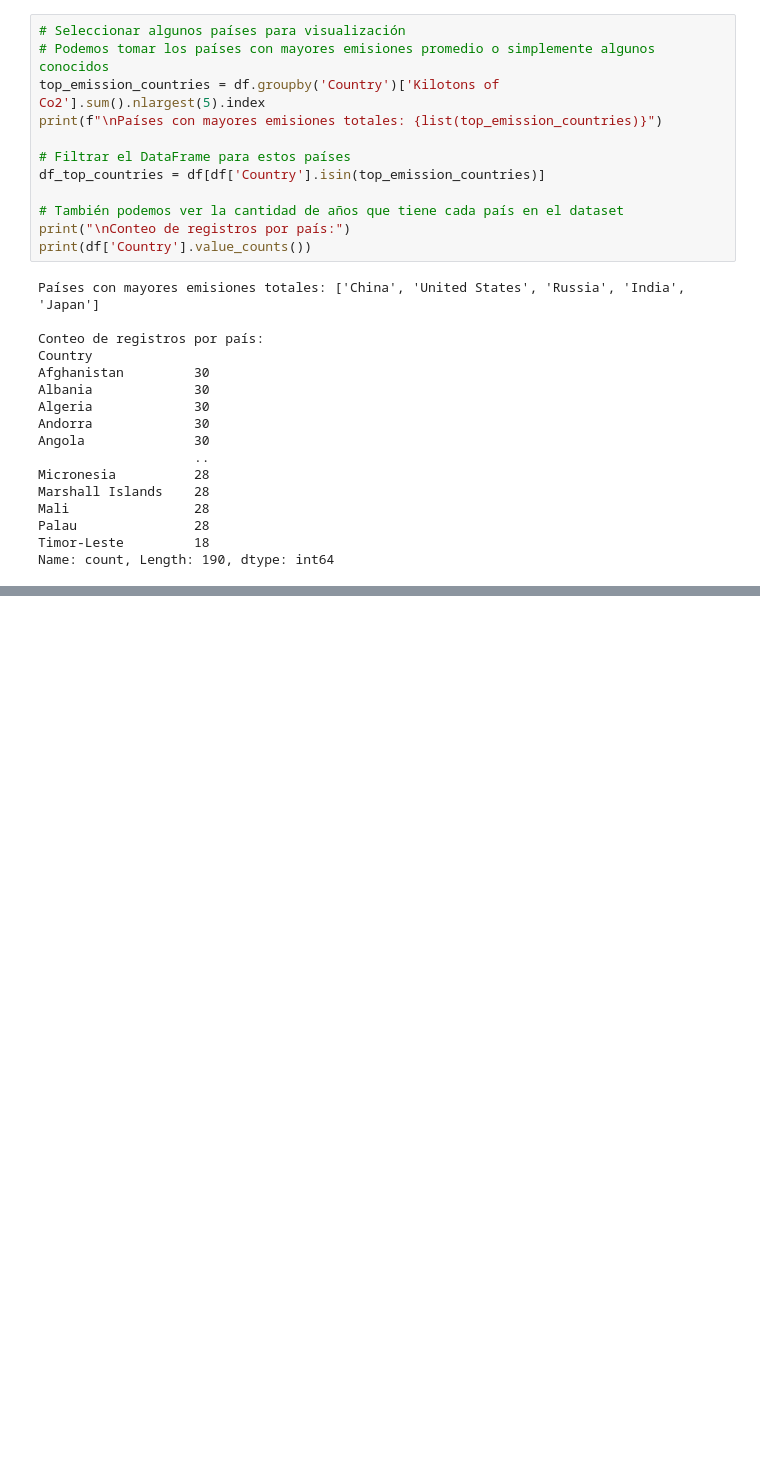
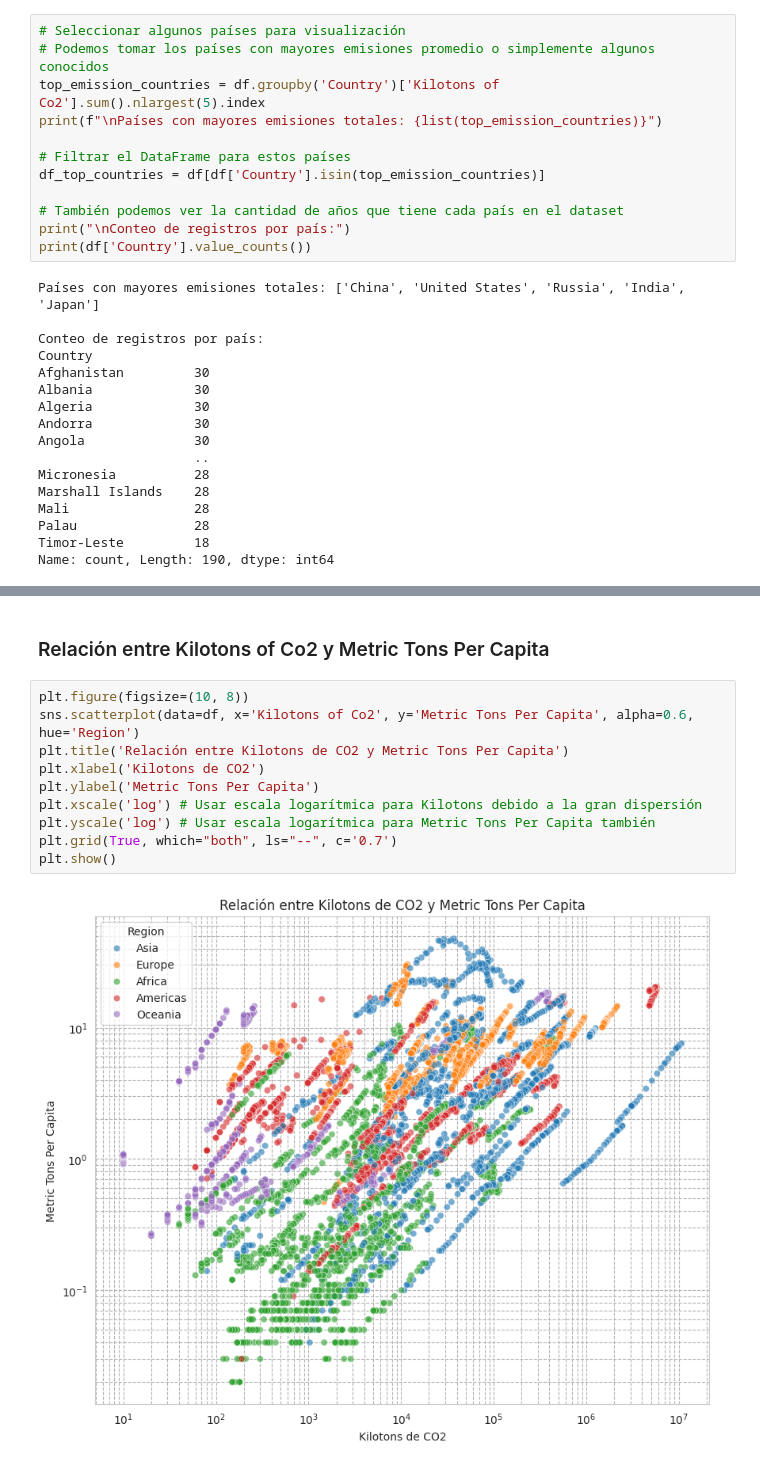
Before and after one commit to nueveonce/ProyectoCarbono, a Jupyter notebook: Proyecto_Carbono.ipynb, the cells around one changed output, grey strips where cells are left out. Saved outputs shown, nothing was run; the diff lists cells and outputs as text; blank space fills up the shorter version.

```diff
--- a/Proyecto_Carbono.ipynb
+++ b/Proyecto_Carbono.ipynb
@@ -306,0 +390,14 @@ Name: count, Length: 190, dtype: int64
+# %% [markdown]
+### Relación entre Kilotons of Co2 y Metric Tons Per Capita
+# %%
+plt.figure(figsize=(10, 8))
+sns.scatterplot(data=df, x='Kilotons of Co2', y='Metric Tons Per Capita', alpha=0.6, hue='Region')
+plt.title('Relación entre Kilotons de CO2 y Metric Tons Per Capita')
+plt.xlabel('Kilotons de CO2')
+plt.ylabel('Metric Tons Per Capita')
+plt.xscale('log') # Usar escala logarítmica para Kilotons debido a la gran dispersión
+plt.yscale('log') # Usar escala logarítmica para Metric Tons Per Capita también
+plt.grid(True, which="both", ls="--", c='0.7')
+plt.show()
+# %% [output]
+[figure, added]
```
Also changed, not shown: parts of 24 cells of this notebook.
